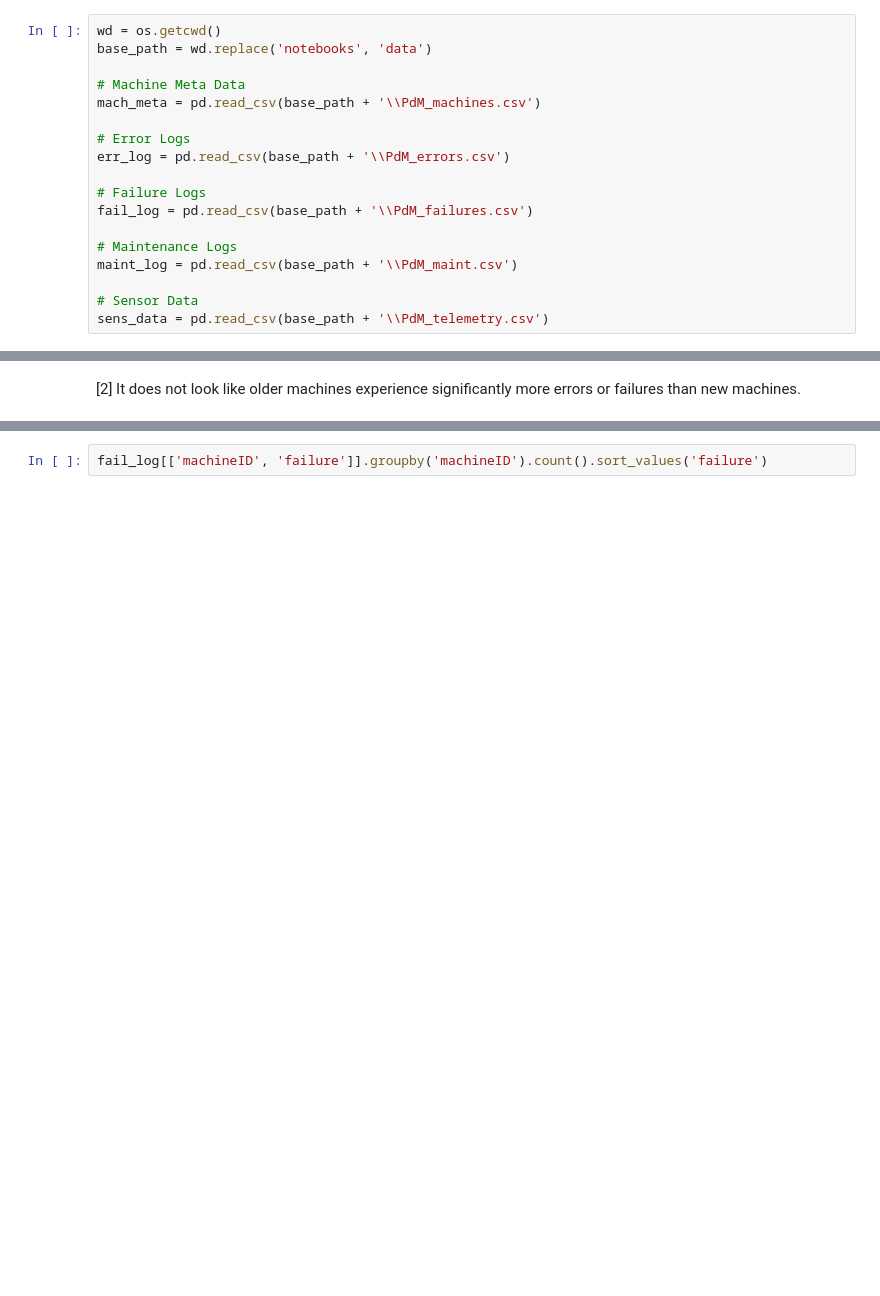
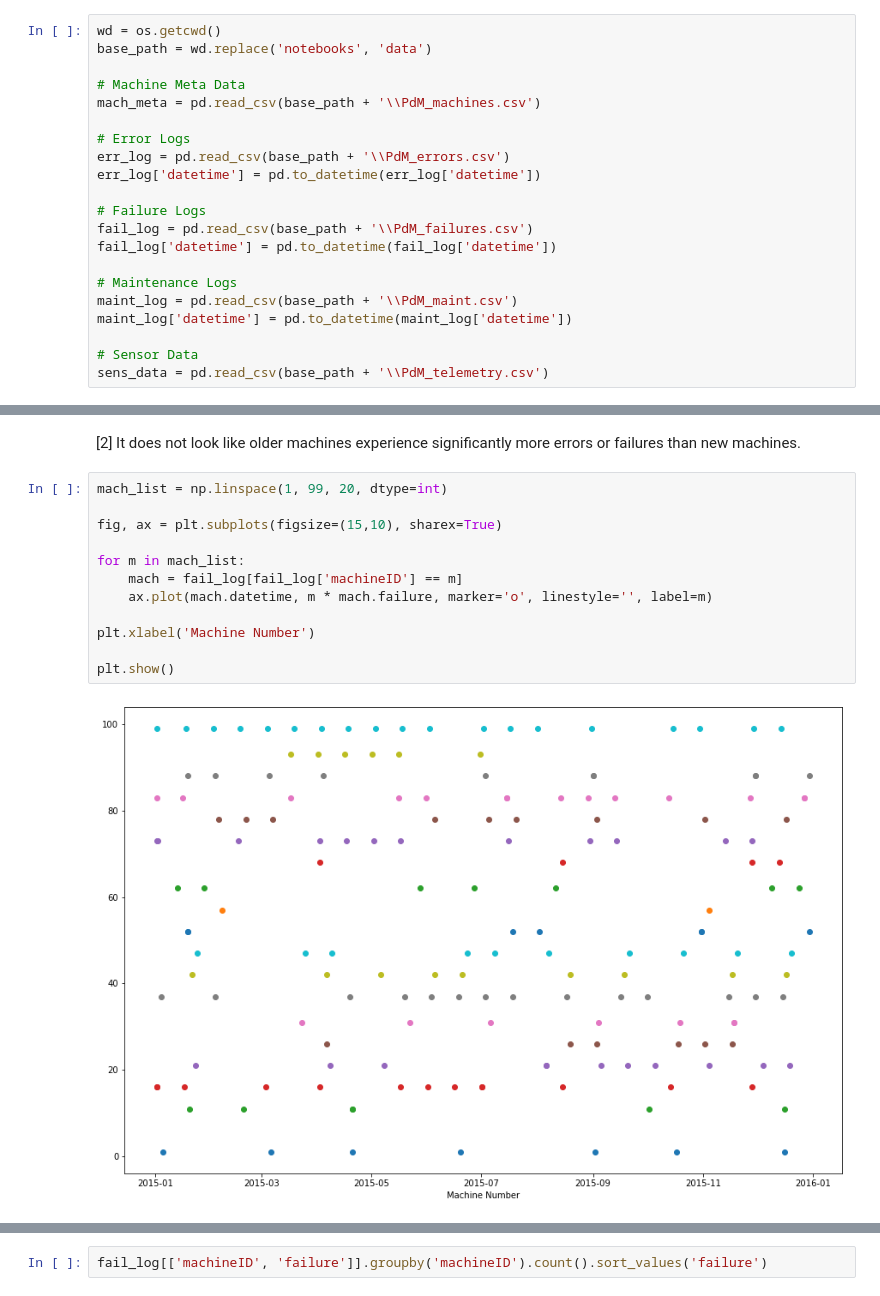
Before and after one commit to scosam/PredictiveMaintenance, a Jupyter notebook: notebooks/EDA.ipynb, the cells around one changed output, grey strips where cells are left out. Drawn from its saved outputs; the diff is of its cells as text; blank space fills up the shorter version.

Commit message:
Maintenance, error, and failure EDA complete

```diff
--- a/notebooks/EDA.ipynb
+++ b/notebooks/EDA.ipynb
@@ -30,12 +30,15 @@ mach_meta = pd.read_csv(base_path + '\\PdM_machines.csv')
 
 # Error Logs
 err_log = pd.read_csv(base_path + '\\PdM_errors.csv')
+err_log['datetime'] = pd.to_datetime(err_log['datetime'])
 
 # Failure Logs
 fail_log = pd.read_csv(base_path + '\\PdM_failures.csv')
+fail_log['datetime'] = pd.to_datetime(fail_log['datetime'])
 
 # Maintenance Logs
 maint_log = pd.read_csv(base_path + '\\PdM_maint.csv')
+maint_log['datetime'] = pd.to_datetime(maint_log['datetime'])
 
 # Sensor Data
 sens_data = pd.read_csv(base_path + '\\PdM_telemetry.csv')
@@ -172,3 +177,17 @@ Additional number of errors experienced per year aged: 0.12565258486915912, and
 [figure]
 # %% [markdown]
 [2] It does not look like older machines experience significantly more errors or failures than new machines.
+# %%
+mach_list = np.linspace(1, 99, 20, dtype=int)
+
+fig, ax = plt.subplots(figsize=(15,10), sharex=True)
+
+for m in mach_list:
+    mach = fail_log[fail_log['machineID'] == m]
+    ax.plot(mach.datetime, m * mach.failure, marker='o', linestyle='', label=m)
+
+plt.xlabel('Machine Number')
+
+plt.show()
+# %% [output]
+[figure, added]
```
Also changed, not shown: parts of 15 cells of this notebook.
